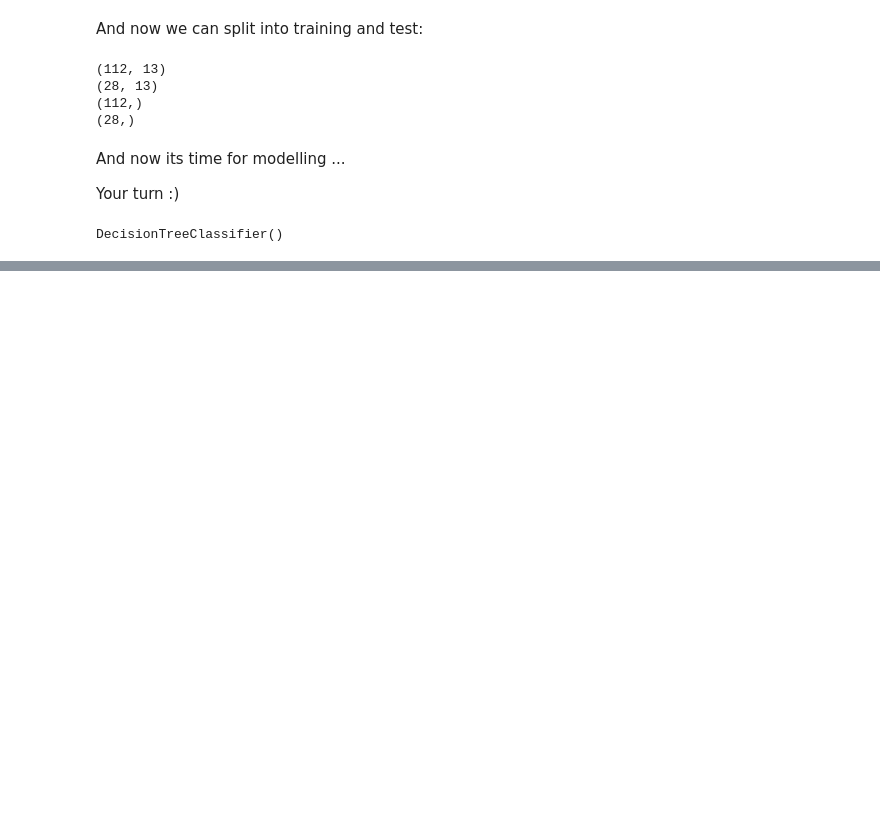
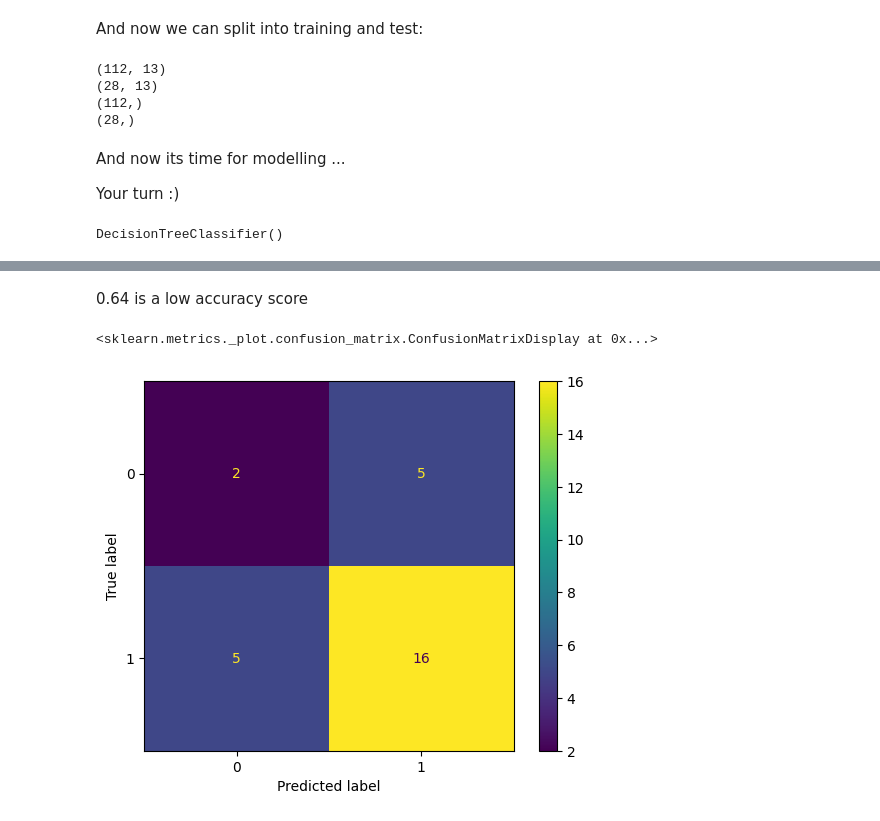
Before and after one commit to dhkarnati-dotcom/dhkarnati-DataScience-GenAI-Submissions, a Jupyter notebook: 5_02_Modelling_Hackathon.ipynb, the cells around one changed output, grey strips where cells are left out. Cells and saved outputs as stored; diff of their text form; code cells hidden in the pictures; blank space fills up the shorter version.

```diff
--- a/5_02_Modelling_Hackathon.ipynb
+++ b/5_02_Modelling_Hackathon.ipynb
@@ -300,3 +300,6 @@ DTC_algo = DTC()
 DTC_algo
 # %% [output]
 DecisionTreeClassifier()
+# %%
+DTC_model = DTC_algo.fit(X_train, Y_train)
+DTC_model
@@ -302,0 +308,15 @@ DecisionTreeClassifier()
+# %%
+from sklearn.metrics import accuracy_score
+
+# predict the test data
+predict = DTC_model.predict(X_test)
+
+# seperate the first five predictions and the first five real values in Y_test
+for i in range(5):
+  print(f'Predicted: {round(predict[i],2)}')
+  print(f'Real: {Y_test[i]}')
+  print("\n")
+
+print("\n")
+
+print(f'Accuracy: {round(accuracy_score(Y_test, predict),2)}')
@@ -302,0 +341,10 @@ DecisionTreeClassifier()
+# %% [markdown]
+0.64 is a low accuracy score
+# %%
+from sklearn.metrics import ConfusionMatrixDisplay as CM
+
+# create a confusion matrix
+CM.from_predictions(Y_test, predict)
+# %% [output]
+<sklearn.metrics._plot.confusion_matrix.ConfusionMatrixDisplay at 0x...>
+[figure, added]
```
Also changed, not shown: parts of 12 cells of this notebook.
